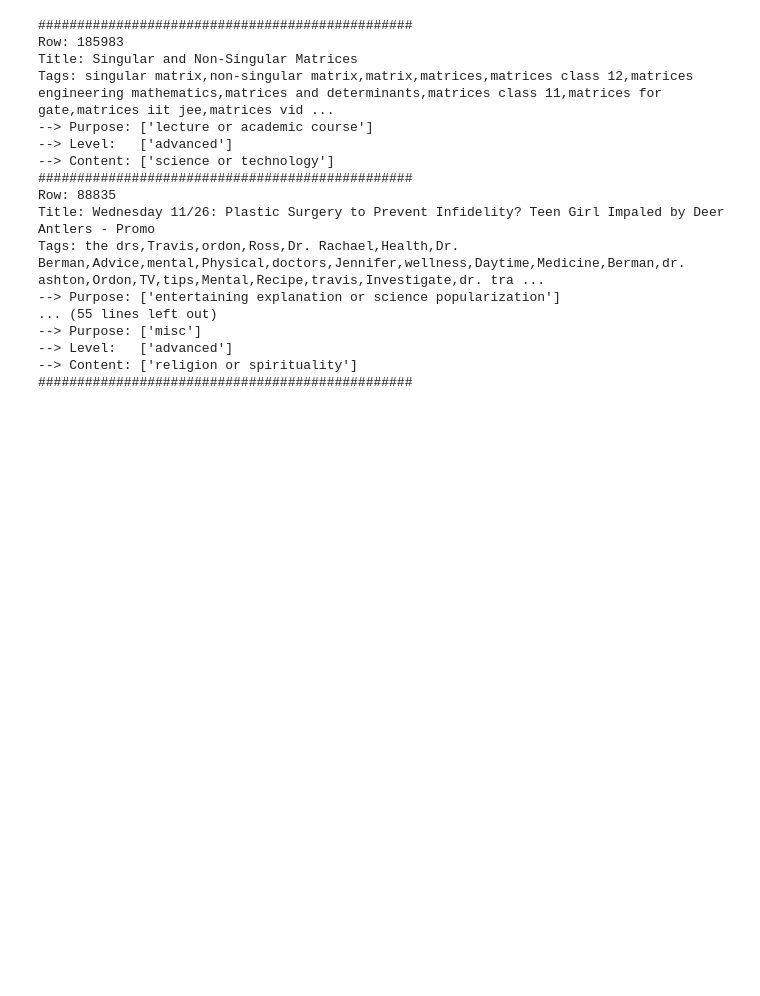
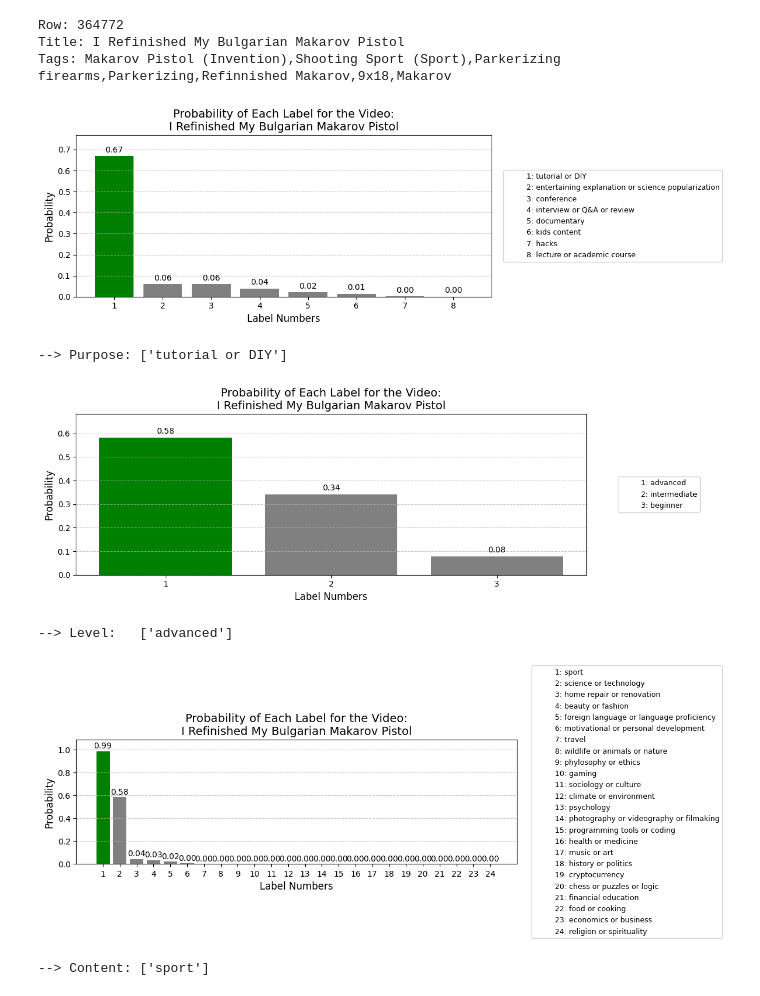
Before and after one commit to epfl-ada/ada-2024-project-sickada, a Jupyter notebook: cleaned_results.ipynb, the cells around one changed output. Drawn from its saved outputs; the diff is of its cells as text; code cells hidden in the pictures; blank space fills up the shorter version.

Commit message:
Bart figure for 1 sample

```diff
--- a/cleaned_results.ipynb
+++ b/cleaned_results.ipynb
@@ -89,66 +131,73 @@ level_labels = [
     "intermediate",
     "advanced",
 ]
 
 content_labels = [
     "science or technology",
     "music or art",
     "photography or videography or filmaking",
     "gaming",
     "chess or puzzles or logic", #riddles
     "religion or spirituality",
     "phylosophy or ethics",
     "history or politics",
     "economics or business",
     "financial education",
     "cryptocurrency",
     "food or cooking",
     "sport",
     "health or medicine",
     "travel",
-    "motivational or personal development"
+    "motivational or personal development",
     "home repair or renovation",
     "beauty or fashion",
     "programming tools or coding",
-    "foreign language",
+    "foreign language or language proficiency",
     "sociology or culture",
     "psychology",
     "climate or environment",
     "wildlife or animals or nature" #segment?
 ]
 
-print('################################################')
-random.seed(352)
-for i in range(10):
-    row = random.choice(df_education.index.to_list())
-    title = df_education.loc[row, 'title']
-    tags = df_education.loc[row, 'tags']
-    combined_text = f"{title} {tags.replace(',', ', ')}"
-    print('Row:', row)
-    print('Title:', title)
-    print('Tags:', tags)
-    purpose = bart_classification(combined_text, purpose_labels, multi_label=True, plot=False)
-    print("--> Purpose:", purpose)
-    level = bart_classification(combined_text, level_labels, multi_label=False, plot=False)
-    print("--> Level:  ", level)
-    content = bart_classification(combined_text, content_labels, multi_label=True, plot=False)
-    print("--> Content:", content)
-    print('################################################')
+# print('################################################')
+# random.seed(245676543)
+# for i in range(15):
+#     row = random.choice(df_education.index.to_list())
+#     title = df_education.loc[row, 'title']
+#     tags = df_education.loc[row, 'tags']
+#     combined_text = f"{title} {tags.replace(',', ', ')}"
+#     print('Row:', row)
+#     print('Title:', title)
+#     print('Tags:', tags)
+#     purpose = bart_classification(combined_text, purpose_labels, multi_label=True, plot=True, title=title)
+#     print("--> Purpose:", purpose)
+#     level = bart_classification(combined_text, level_labels, multi_label=False, plot=True, title=title)
+#     print("--> Level:  ", level)
+#     content = bart_classification(combined_text, content_labels, multi_label=True, plot=True, title=title)
+#     print("--> Content:", content)
+#     print('################################################')
+
+
+row = 364772
+title = df_education.loc[row, 'title']
+tags = df_education.loc[row, 'tags']
+combined_text = f"{title} {tags.replace(',', ', ')}"
+print('Row:', row)
+print('Title:', title)
+print('Tags:', tags)
+purpose = bart_classification(combined_text, purpose_labels, multi_label=True, plot=True, title=title)
+print("--> Purpose:", purpose)
+level = bart_classification(combined_text, level_labels, multi_label=False, plot=True, title=title)
+print("--> Level:  ", level)
+content = bart_classification(combined_text, content_labels, multi_label=True, plot=True, title=title)
+print("--> Content:", content)
 # %% [output]
-################################################
-Row: 185983
-Title: Singular and Non-Singular Matrices
-Tags: singular matrix,non-singular matrix,matrix,matrices,matrices class 12,matrices engineering mathematics,matrices and determinants,matrices class 11,matrices for gate,matrices iit jee,matrices vid ...
---> Purpose: ['lecture or academic course']
---> Level:   ['advanced']
---> Content: ['science or technology']
-################################################
-Row: 88835
-Title: Wednesday 11/26: Plastic Surgery to Prevent Infidelity? Teen Girl Impaled by Deer Antlers - Promo
-Tags: the drs,Travis,ordon,Ross,Dr. Rachael,Health,Dr. Berman,Advice,mental,Physical,doctors,Jennifer,wellness,Daytime,Medicine,Berman,dr. ashton,Ordon,TV,tips,Mental,Recipe,travis,Investigate,dr. tra ...
---> Purpose: ['entertaining explanation or science popularization']
-... (55 lines left out)
---> Purpose: ['misc']
---> Level:   ['advanced']
---> Content: ['religion or spirituality']
-################################################
+Row: 364772
+Title: I Refinished My Bulgarian Makarov Pistol
+Tags: Makarov Pistol (Invention),Shooting Sport (Sport),Parkerizing firearms,Parkerizing,Refinnished Makarov,9x18,Makarov
+[figure, added]
+--> Purpose: ['tutorial or DIY']
+[figure, added]
+--> Level:   ['advanced']
+[figure, added]
+--> Content: ['sport']
```
Also changed, not shown: parts of 1 cell of this notebook.
